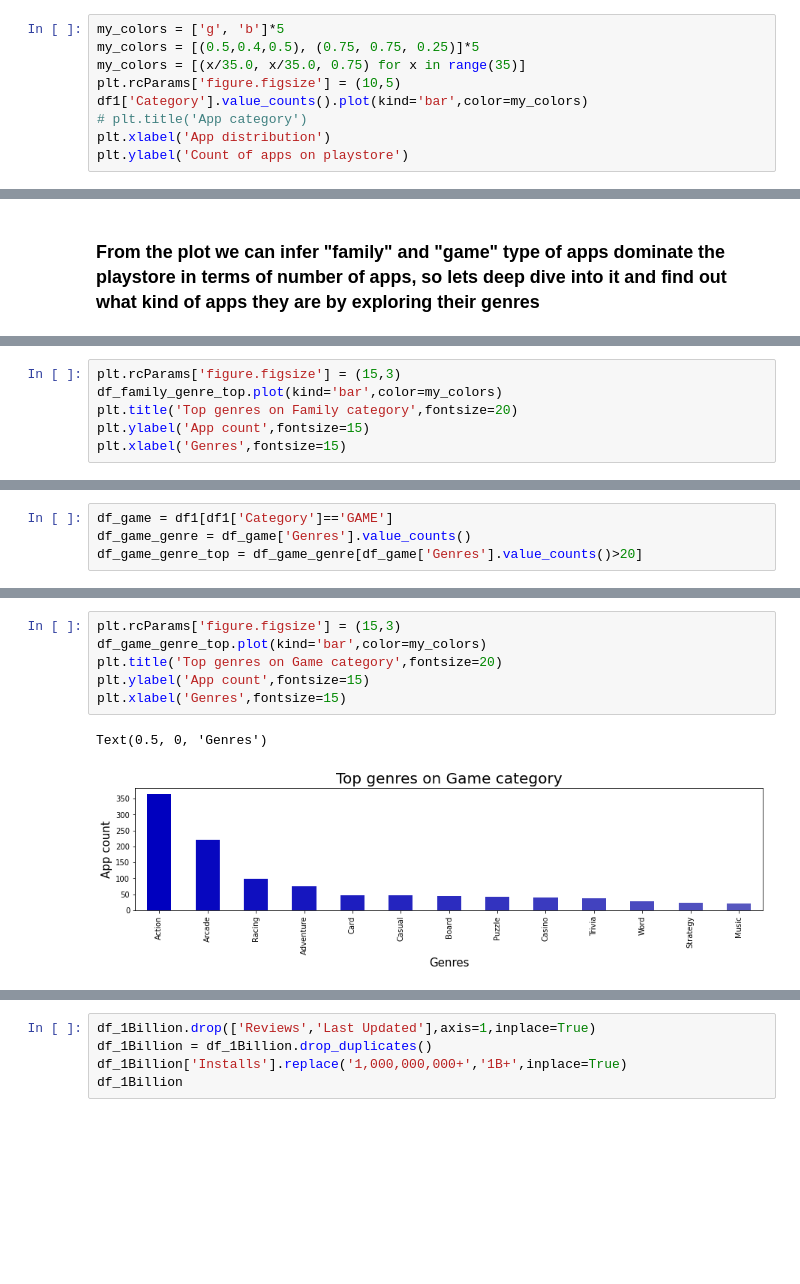
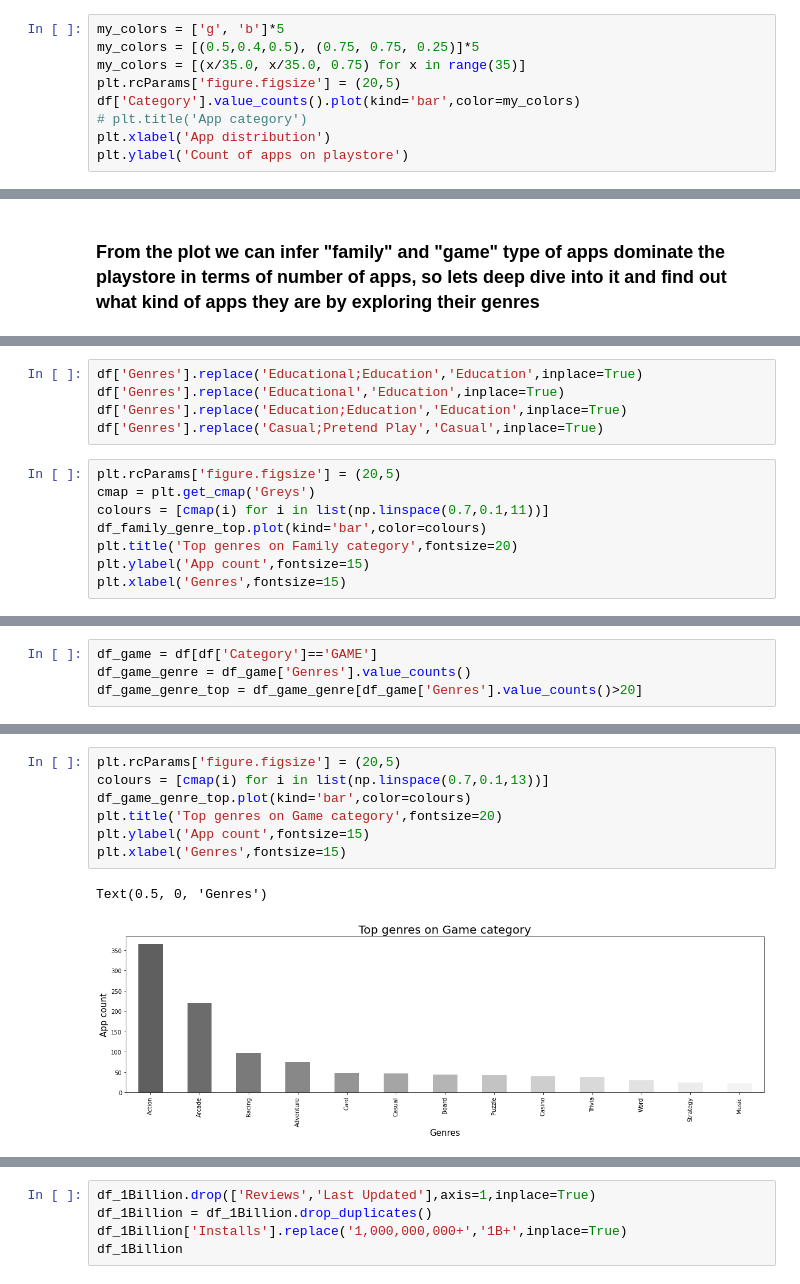
Before and after one commit to Selva-Subramanian/Playstore-Apps-Review-Analysis, a Jupyter notebook: Playstore_Apps_Review_Analysis.ipynb, the cells around one changed output, grey strips where cells are left out. Cells and saved outputs as stored; diff of their text form; blank space fills up the shorter version.

```diff
--- a/Playstore_Apps_Review_Analysis.ipynb
+++ b/Playstore_Apps_Review_Analysis.ipynb
@@ -141,8 +142,8 @@ Name: Category, dtype: float64
 my_colors = ['g', 'b']*5
 my_colors = [(0.5,0.4,0.5), (0.75, 0.75, 0.25)]*5
 my_colors = [(x/35.0, x/35.0, 0.75) for x in range(35)]
-plt.rcParams['figure.figsize'] = (10,5)
-df1['Category'].value_counts().plot(kind='bar',color=my_colors)
+plt.rcParams['figure.figsize'] = (20,5)
+df['Category'].value_counts().plot(kind='bar',color=my_colors)
 # plt.title('App category')
 plt.xlabel('App distribution')
 plt.ylabel('Count of apps on playstore')
@@ -210,9 +220,16 @@ df_family_genre_top = df_family_genre[df_family['Genres'].value_counts()>20]
 df_family_genre.sum()
 # %% [output]
 1972
+# %%
+df['Genres'].replace('Educational;Education','Education',inplace=True)
+df['Genres'].replace('Educational','Education',inplace=True)
+df['Genres'].replace('Education;Education','Education',inplace=True)
+df['Genres'].replace('Casual;Pretend Play','Casual',inplace=True)
 # %%
-plt.rcParams['figure.figsize'] = (15,3)
-df_family_genre_top.plot(kind='bar',color=my_colors)
+plt.rcParams['figure.figsize'] = (20,5)
+cmap = plt.get_cmap('Greys')
+colours = [cmap(i) for i in list(np.linspace(0.7,0.1,11))]
+df_family_genre_top.plot(kind='bar',color=colours)
 plt.title('Top genres on Family category',fontsize=20)
 plt.ylabel('App count',fontsize=15)
 plt.xlabel('Genres',fontsize=15)
@@ -242,5 +239,5 @@ Name: Genres, dtype: int64
 # %%
-df_game = df1[df1['Category']=='GAME']
+df_game = df[df['Category']=='GAME']
 df_game_genre = df_game['Genres'].value_counts()
 df_game_genre_top = df_game_genre[df_game['Genres'].value_counts()>20]
 # %%
@@ -256,10 +270,11 @@ df1['Genres'].replace('Casual;Action & Adventure','Combinations',inplace=True)
 # %%
-plt.rcParams['figure.figsize'] = (15,3)
-df_game_genre_top.plot(kind='bar',color=my_colors)
+plt.rcParams['figure.figsize'] = (20,5)
+colours = [cmap(i) for i in list(np.linspace(0.7,0.1,13))]
+df_game_genre_top.plot(kind='bar',color=colours)
 plt.title('Top genres on Game category',fontsize=20)
 plt.ylabel('App count',fontsize=15)
 plt.xlabel('Genres',fontsize=15)
 # %% [output]
 Text(0.5, 0, 'Genres')
-[figure, old version]
+[figure, new version]
 # %%
```
Also changed, not shown: parts of 67 cells of this notebook.
